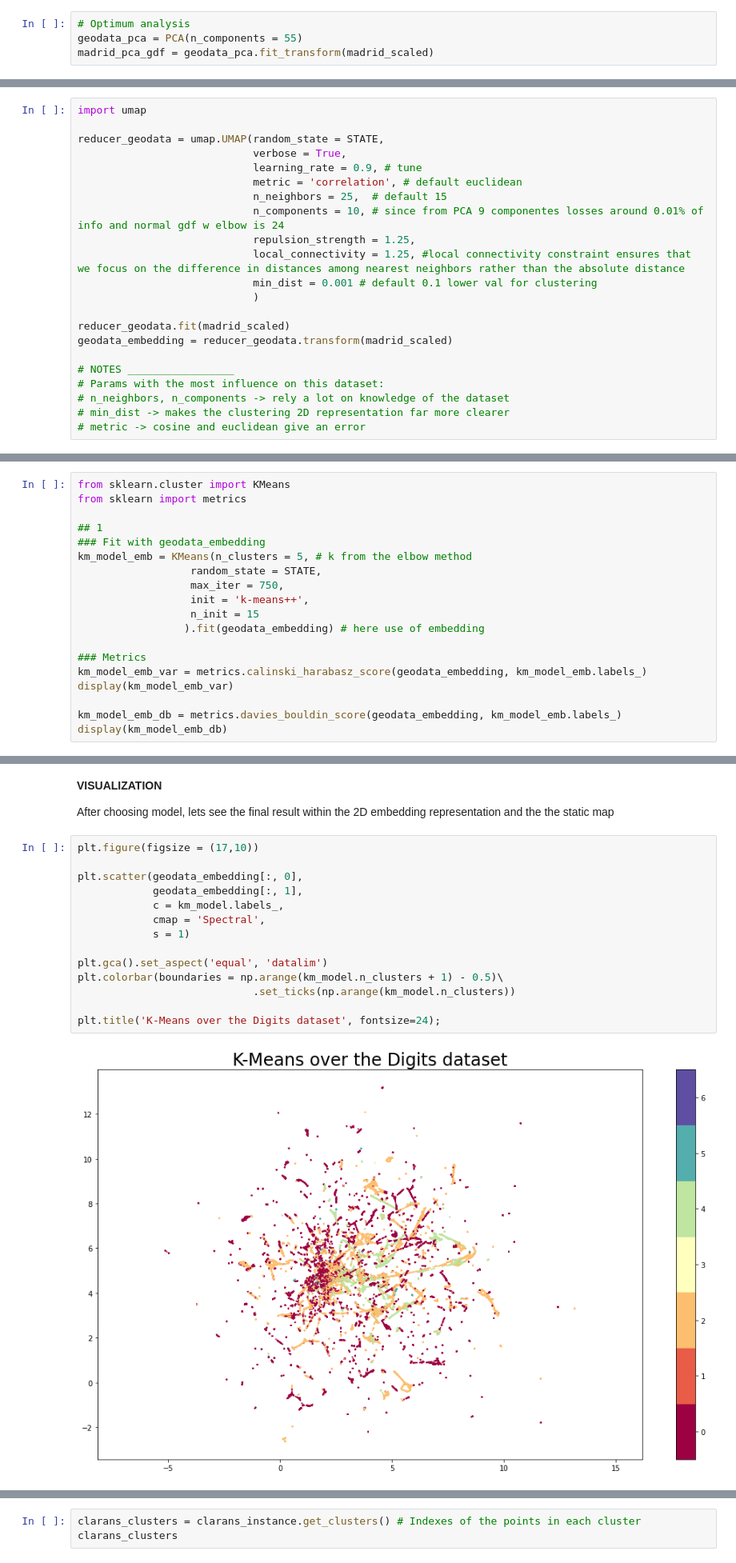
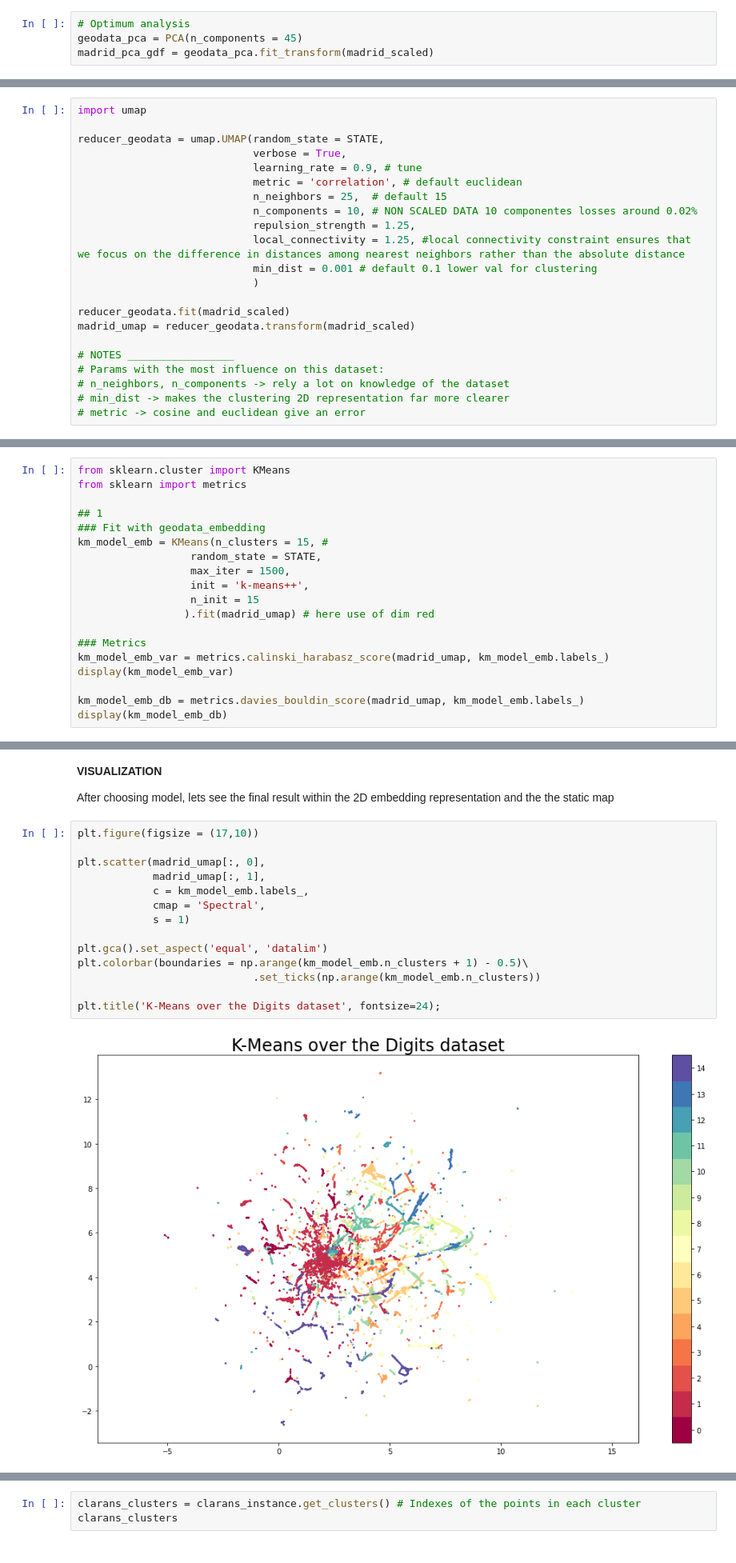
Before and after one commit to LAMDAMielgo/ih_datamadpt_FinalProyect, a Jupyter notebook: models/011 Partitioning Algos.ipynb, the cells around one changed output, grey strips where cells are left out. Shown at 80% size. Saved outputs shown, nothing was run; the diff lists cells and outputs as text.

```diff
--- a/models/011 Partitioning Algos.ipynb
+++ b/models/011 Partitioning Algos.ipynb
@@ -164,6 +172,6 @@ plt.show()
 # %%
 # Optimum analysis
-geodata_pca = PCA(n_components = 55)
+geodata_pca = PCA(n_components = 45)
 madrid_pca_gdf = geodata_pca.fit_transform(madrid_scaled)
 # %%
 madrid_pca = pd.DataFrame(madrid_pca_gdf)
@@ -215,14 +223,14 @@ reducer_geodata = umap.UMAP(random_state = STATE,
                             learning_rate = 0.9, # tune
                             metric = 'correlation', # default euclidean
                             n_neighbors = 25,  # default 15
-                            n_components = 10, # since from PCA 9 componentes losses around 0.01% of info and normal gdf w elbow is 24
+                            n_components = 10, # NON SCALED DATA 10 componentes losses around 0.02%
                             repulsion_strength = 1.25,
                             local_connectivity = 1.25, #local connectivity constraint ensures that we focus on the difference in distances among nearest neighbors rather than the absolute distance
                             min_dist = 0.001 # default 0.1 lower val for clustering
                             )
 
 reducer_geodata.fit(madrid_scaled)
-geodata_embedding = reducer_geodata.transform(madrid_scaled)
+madrid_umap = reducer_geodata.transform(madrid_scaled)
 
 # NOTES _________________
 # Params with the most influence on this dataset:
@@ -325,17 +410,17 @@ from sklearn import metrics
 
 ## 1
 ### Fit with geodata_embedding
-km_model_emb = KMeans(n_clusters = 5, # k from the elbow method
+km_model_emb = KMeans(n_clusters = 15, #
                   random_state = STATE,
-                  max_iter = 750,
+                  max_iter = 1500,
                   init = 'k-means++',
                   n_init = 15
-                 ).fit(geodata_embedding) # here use of embedding
+                 ).fit(madrid_umap) # here use of dim red
 
 ### Metrics
-km_model_emb_var = metrics.calinski_harabasz_score(geodata_embedding, km_model_emb.labels_)
+km_model_emb_var = metrics.calinski_harabasz_score(madrid_umap, km_model_emb.labels_)
 display(km_model_emb_var)
 
-km_model_emb_db = metrics.davies_bouldin_score(geodata_embedding, km_model_emb.labels_)
+km_model_emb_db = metrics.davies_bouldin_score(madrid_umap, km_model_emb.labels_)
 display(km_model_emb_db)
 # %% [output]
@@ -389,19 +472,19 @@ After choosing model, lets see the final result within the 2D embedding represen
 # %%
 plt.figure(figsize = (17,10))
 
-plt.scatter(geodata_embedding[:, 0],
-            geodata_embedding[:, 1],
-            c = km_model.labels_,
+plt.scatter(madrid_umap[:, 0],
+            madrid_umap[:, 1],
+            c = km_model_emb.labels_,
             cmap = 'Spectral',
             s = 1)
 
 plt.gca().set_aspect('equal', 'datalim')
-plt.colorbar(boundaries = np.arange(km_model.n_clusters + 1) - 0.5)\
-                            .set_ticks(np.arange(km_model.n_clusters))
+plt.colorbar(boundaries = np.arange(km_model_emb.n_clusters + 1) - 0.5)\
+                            .set_ticks(np.arange(km_model_emb.n_clusters))
 
 plt.title('K-Means over the Digits dataset', fontsize=24);
 # %% [output]
-[figure, old version]
+[figure, new version]
 # %%
 madrid_gdf['km_labels']= km_model_emb.labels_.tolist()
 
```
Also changed, not shown: parts of 30 cells of this notebook.
